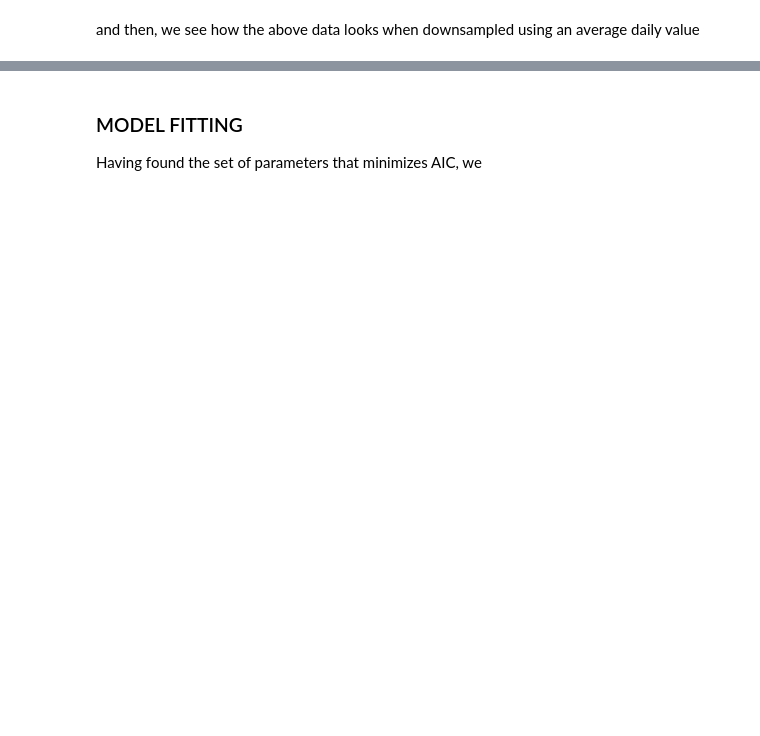
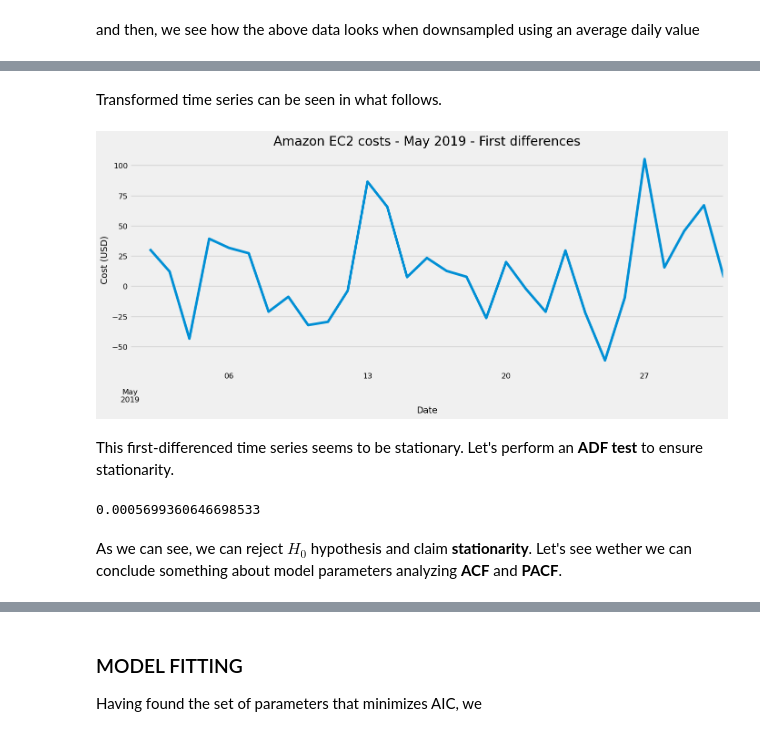
Before and after one commit to homocuadratus/time-series-final-work, a Jupyter notebook: meli_costs_forecast_SARIMAX_stationarity.ipynb, the cells around one changed output, grey strips where cells are left out. Cells and saved outputs as stored; diff of their text form; code cells hidden in the pictures; blank space fills up the shorter version.

```diff
--- a/meli_costs_forecast_SARIMAX_stationarity.ipynb
+++ b/meli_costs_forecast_SARIMAX_stationarity.ipynb
@@ -97,0 +106,26 @@ plt.show()
+# %%
+df_costs_monthly_first_diff = df_costs_monthly.diff()
+df_costs_monthly_seasonal_diff = df_costs_monthly.diff(7)
+df_costs_monthly_seasonal_first_diff = df_costs_monthly_seasonal_diff.diff()
+# %% [markdown]
+Transformed time series can be seen in what follows.
+# %%
+df_costs_monthly_first_diff.plot(figsize=(15, 6))
+plt.title('Amazon EC2 costs - May 2019 - First differences')
+plt.xlabel('Date')
+plt.ylabel('Cost (USD)')
+#plt.legend()
+plt.show()
+# %% [output]
+[figure, added]
+# %% [markdown]
+This first-differenced time series seems to be stationary. Let's perform an **ADF test** to ensure stationarity.
+# %%
+from statsmodels.tsa.stattools import adfuller
+adf, pvalue, usedlag_, nobs_, critical_values_, icbest_ = adfuller(df_costs_monthly_first_diff[1:])#df_costs_monthly_seasonal_first_diff[8:])
+
+print(pvalue)
+# %% [output]
+0.0005699360646698533
+# %% [markdown]
+As we can see, we can reject $H_0$ hypothesis and claim **stationarity**. Let's see wether we can conclude something about model parameters analyzing **ACF** and **PACF**.
```
Also changed, not shown: parts of 50 cells of this notebook.
